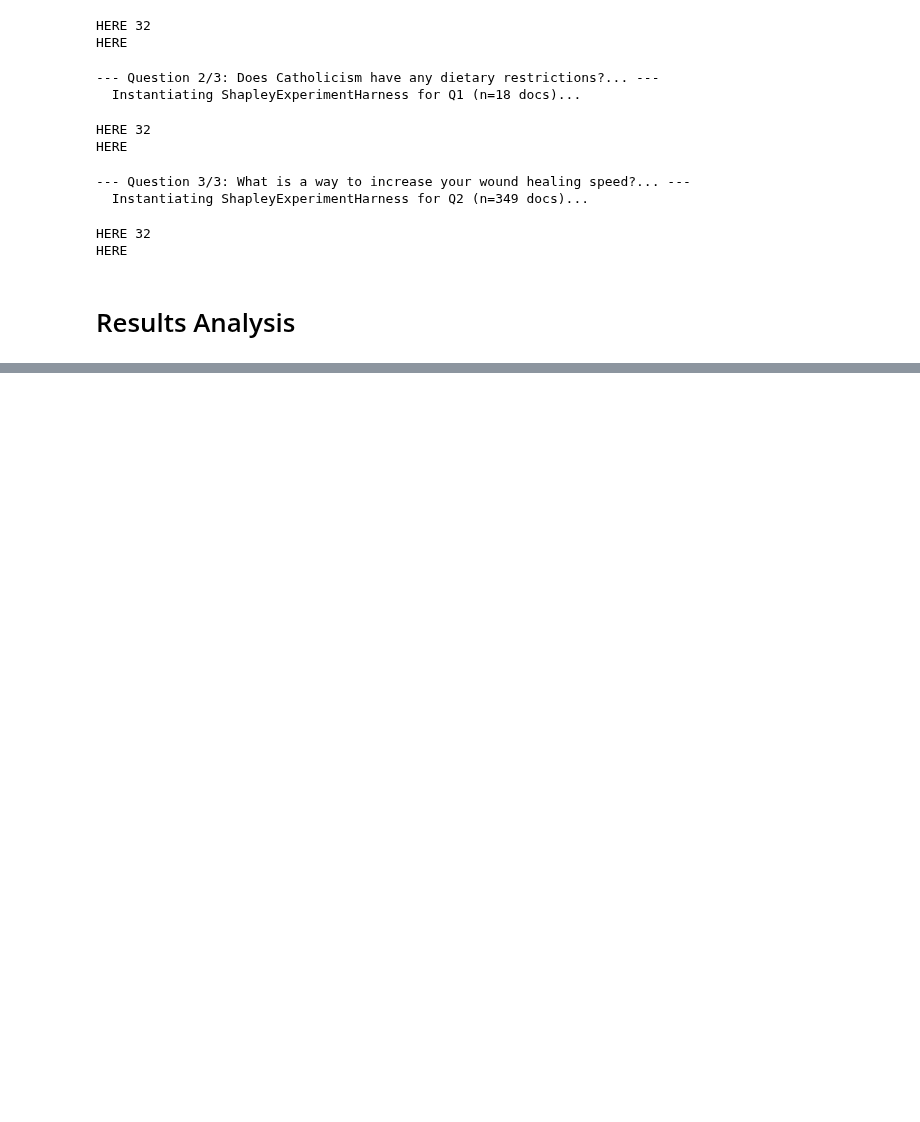
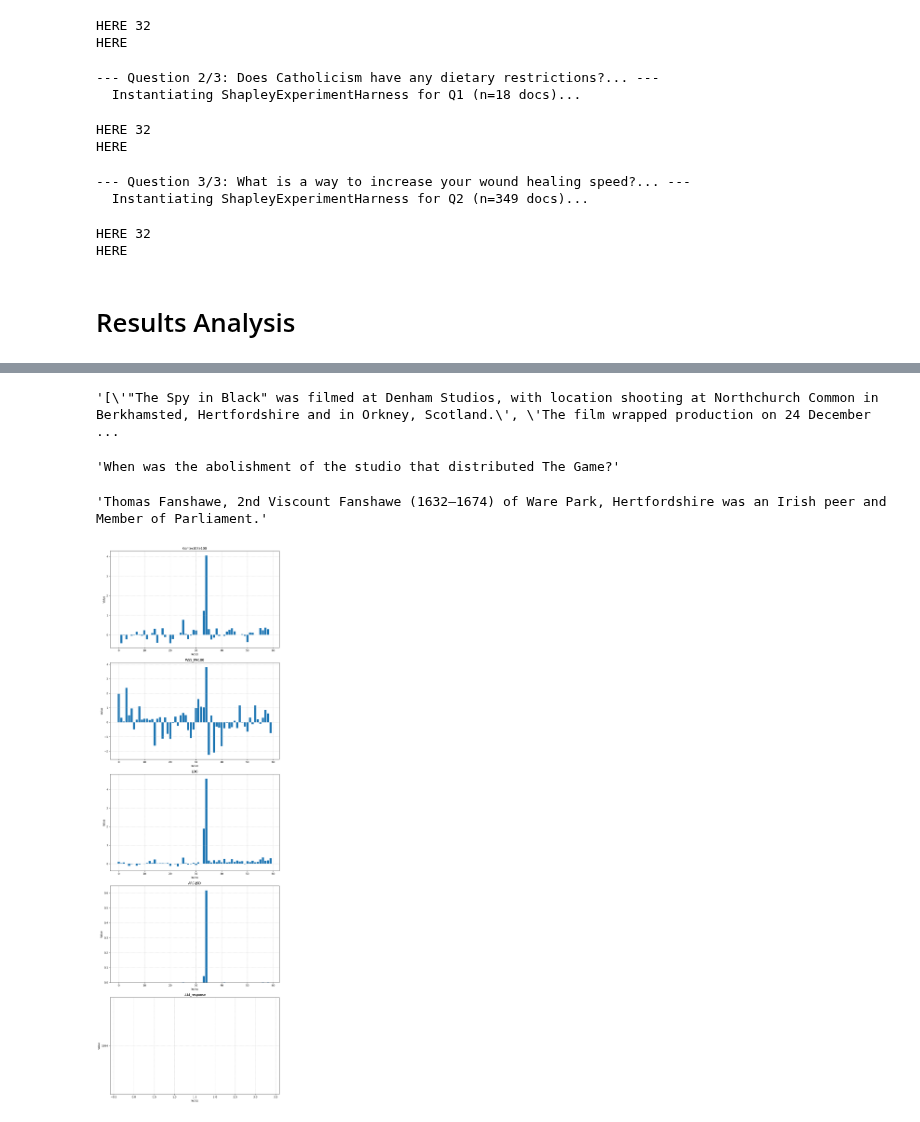
Before and after one commit to iNema9590/LLMX, a Jupyter notebook: Notebooks/sentence_level.ipynb, the cells around one changed output, grey strips where cells are left out. Drawn from its saved outputs; the diff is of its cells as text; code cells hidden in the pictures; blank space fills up the shorter version.

```diff
--- a/Notebooks/sentence_level.ipynb
+++ b/Notebooks/sentence_level.ipynb
@@ -261,4 +279,5 @@ np.save('../Experiment_data/tidyQA/all_results.npy', all_results)
 # %% [markdown]
 # Results Analysis
 # %%
-results = np.load('../Experiment_data/tidyQA/all_results.npy', allow_pickle=True)
+results = np.load('../Experiment_data/musiqueQA/all_results.npy', allow_pickle=True)
+df = pd.read_csv('../data/musiqueQA.csv')
@@ -288,0 +284,3 @@ array([{'ContextCite32': array([ 0.00000000e+00, -0.00000000e+00,  6.05663886e-0
+# %%
+i = 2
+print("Expected Answer: ", df['answer'].loc[i], "Provided Answer: ", results[i]['LLM_response'])
@@ -288,0 +294,34 @@ array([{'ContextCite32': array([ 0.00000000e+00, -0.00000000e+00,  6.05663886e-0
+# %%
+df.context[1]
+# %% [output]
+'[\'"The Spy in Black" was filmed at Denham Studios, with location shooting at Northchurch Common in Berkhamsted, Hertfordshire and in Orkney, Scotland.\', \'The film wrapped production on 24 December ...
+# %%
+data = results[i]
+input_data = df.loc[i]
+# %%
+input_data['question']
+# %% [output]
+'When was the abolishment of the studio that distributed The Game?'
+# %%
+eval(input_data.context.replace('array', ''))[3]
+# %% [output]
+'Thomas Fanshawe, 2nd Viscount Fanshawe (1632–1674) of Ware Park, Hertfordshire was an Irish peer and Member of Parliament.'
+# %%
+# Create figure with subplots
+fig, axes = plt.subplots(nrows=len(data), ncols=1, figsize=(10, 6*len(data)))
+if len(data) == 1:
+    axes = [axes]
+
+# Create a bar plot for each key in the dictionary
+for ax, (key, values) in zip(axes, data.items()):
+    x = range(len(values))  # Create x-axis values
+    ax.bar(x, values)
+    ax.set_title(key)
+    ax.set_xlabel('Index')
+    ax.set_ylabel('Value')
+    ax.grid(True, linestyle='--', alpha=0.6)
+
+plt.tight_layout()  # Adjust spacing between subplots
+plt.show()
+# %% [output]
+[figure, added]
```
Also changed, not shown: parts of 9 cells of this notebook.
